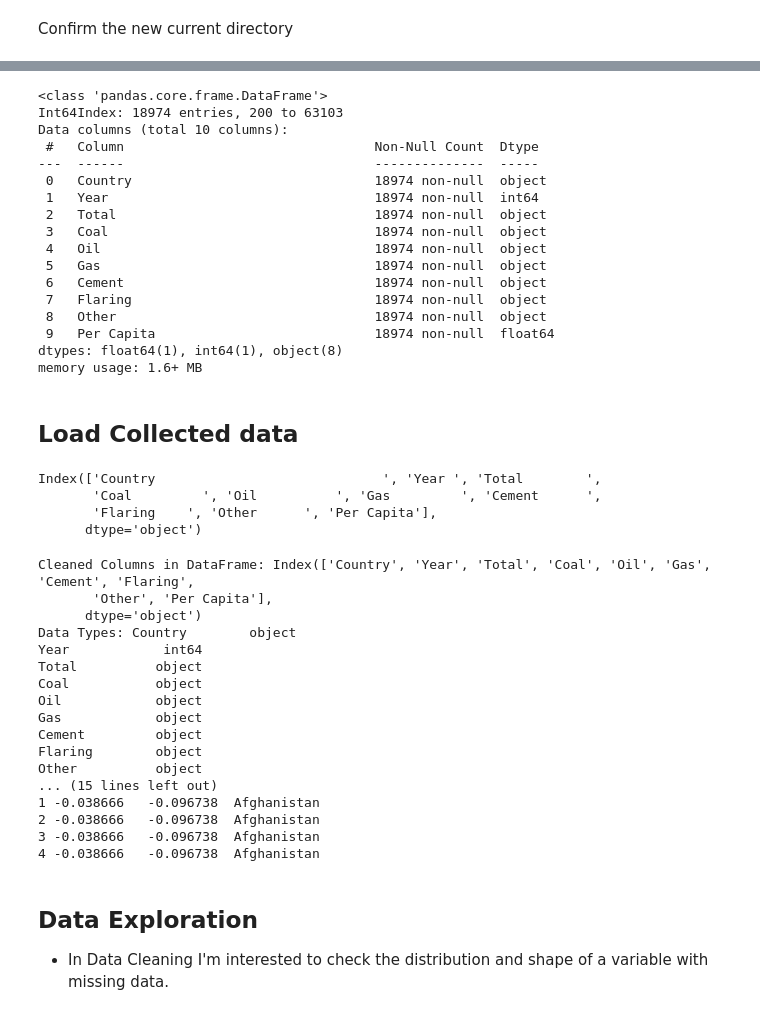
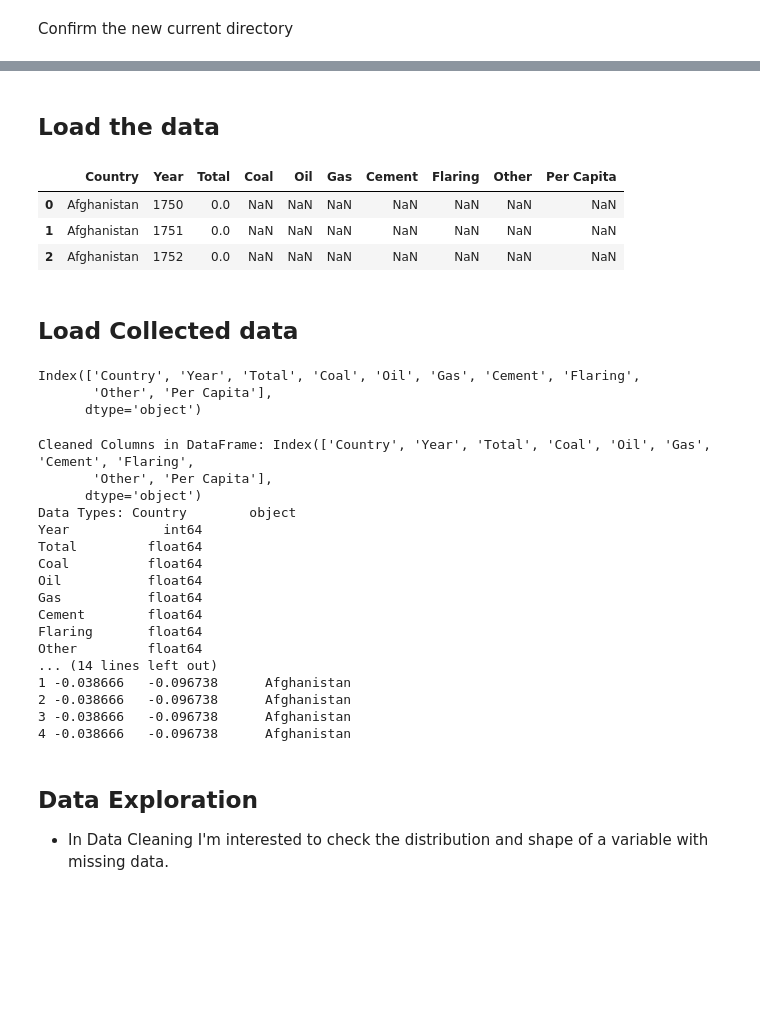
Before and after one commit to Grampers-Dev/CO2Oracle, a Jupyter notebook: jupyter_notebooks/03 - DataCleaning.ipynb, the cells around one changed output, grey strips where cells are left out. Saved outputs shown, nothing was run; the diff lists cells and outputs as text; code cells hidden in the pictures; blank space fills up the shorter version.

```diff
--- a/jupyter_notebooks/03 - DataCleaning.ipynb
+++ b/jupyter_notebooks/03 - DataCleaning.ipynb
@@ -64,42 +52,28 @@ current_dir
-# %%
-df.info()
-# %% [output]
-<class 'pandas.core.frame.DataFrame'>
-Int64Index: 18974 entries, 200 to 63103
-Data columns (total 10 columns):
- #   Column                                Non-Null Count  Dtype
----  ------                                --------------  -----
- 0   Country                               18974 non-null  object
- 1   Year                                  18974 non-null  int64
- 2   Total                                 18974 non-null  object
- 3   Coal                                  18974 non-null  object
- 4   Oil                                   18974 non-null  object
- 5   Gas                                   18974 non-null  object
- 6   Cement                                18974 non-null  object
- 7   Flaring                               18974 non-null  object
- 8   Other                                 18974 non-null  object
- 9   Per Capita                            18974 non-null  float64
-dtypes: float64(1), int64(1), object(8)
-memory usage: 1.6+ MB
+# %% [markdown]
+## Load the data
+# %%
+import pandas as pd
+df_raw_path = "outputs/datasets/collection/Co2emissions.csv"
+df = pd.read_csv(df_raw_path)
+df.head(3)
+# %% [output]
+|  | Country | Year | Total | Coal | Oil | Gas | Cement | Flaring | Other | Per Capita |
+| 0 | Afghanistan | 1750 | 0.0 | NaN | NaN | NaN | NaN | NaN | NaN | NaN |
+| 1 | Afghanistan | 1751 | 0.0 | NaN | NaN | NaN | NaN | NaN | NaN | NaN |
+| 2 | Afghanistan | 1752 | 0.0 | NaN | NaN | NaN | NaN | NaN | NaN | NaN |
 # %% [markdown]
 ## Load Collected data
 # %%
 # Display column names
 print(df.columns)
 # %% [output]
-Index(['Country                             ', 'Year ', 'Total        ',
-       'Coal         ', 'Oil          ', 'Gas         ', 'Cement      ',
-       'Flaring    ', 'Other      ', 'Per Capita'],
+Index(['Country', 'Year', 'Total', 'Coal', 'Oil', 'Gas', 'Cement', 'Flaring',
+       'Other', 'Per Capita'],
       dtype='object')
 # %%
 import pandas as pd
 from sklearn.preprocessing import LabelEncoder, StandardScaler
 
-# Define the path to your raw CSV file
-df_raw_path = "outputs/datasets/collection/Co2Emissions.csv"
-
-# Read the CSV file into a DataFrame
-df = pd.read_csv(df_raw_path)
 
 # Clean column names by stripping extra whitespace
 df.columns = df.columns.str.strip()
@@ -162,18 +136,18 @@ Cleaned Columns in DataFrame: Index(['Country', 'Year', 'Total', 'Coal', 'Oil',
       dtype='object')
 Data Types: Country        object
 Year            int64
-Total          object
-Coal           object
-Oil            object
-Gas            object
-Cement         object
-Flaring        object
-Other          object
-... (15 lines left out)
-1 -0.038666   -0.096738  Afghanistan
-2 -0.038666   -0.096738  Afghanistan
-3 -0.038666   -0.096738  Afghanistan
-4 -0.038666   -0.096738  Afghanistan
+Total         float64
+Coal          float64
+Oil           float64
+Gas           float64
+Cement        float64
+Flaring       float64
+Other         float64
+... (14 lines left out)
+1 -0.038666   -0.096738      Afghanistan
+2 -0.038666   -0.096738      Afghanistan
+3 -0.038666   -0.096738      Afghanistan
+4 -0.038666   -0.096738      Afghanistan
 # %% [markdown]
 ## Data Exploration
 
```
Also changed, not shown: parts of 7 cells of this notebook, 2 other files.
